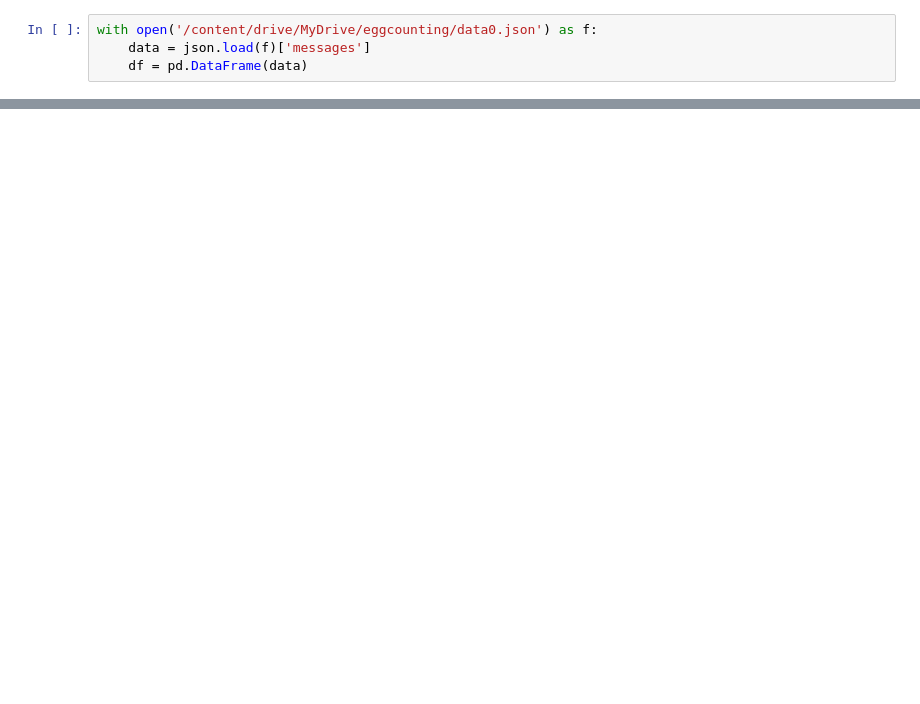
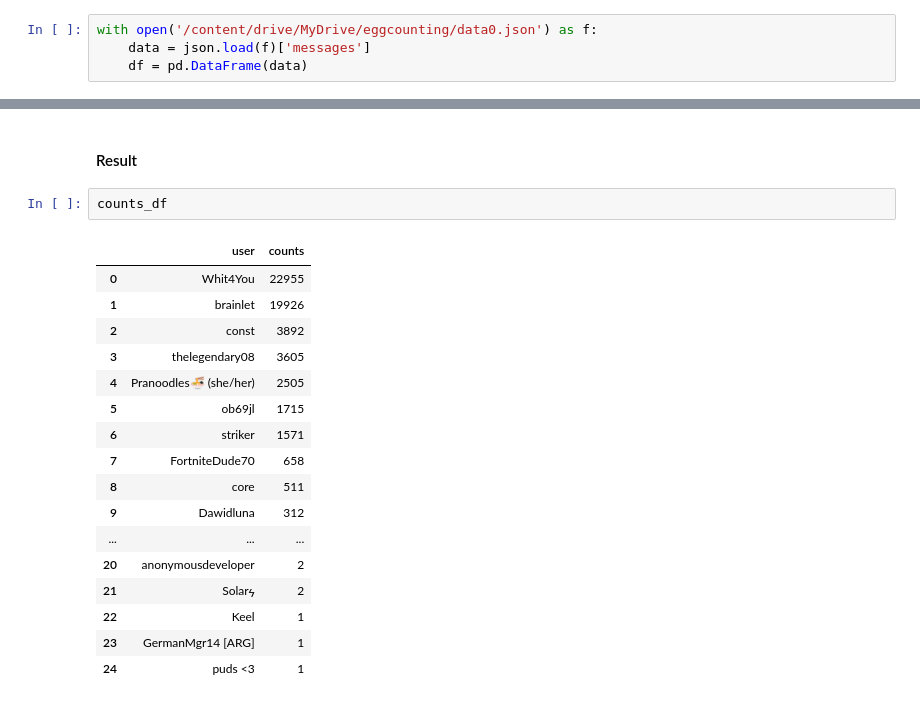
Before and after one commit to IvanLudvig/eggcounting, a Jupyter notebook: eggcounting.ipynb, the cells around one changed output, grey strips where cells are left out. Cells and saved outputs as stored; diff of their text form; blank space fills up the shorter version.

```diff
--- a/eggcounting.ipynb
+++ b/eggcounting.ipynb
@@ -12,0 +45,22 @@ df = df[['id', 'timestamp', 'content', 'author']]
+# %% [markdown]
+#### Result
+# %%
+counts_df
+# %% [output]
+|  | user | counts |
+| 0 | Whit4You | 22955 |
+| 1 | brainlet | 19926 |
+| 2 | const | 3892 |
+| 3 | thelegendary08 | 3605 |
+| 4 | Pranoodles🍜 (she/her) | 2505 |
+| 5 | ob69jl | 1715 |
+| 6 | striker | 1571 |
+| 7 | FortniteDude70 | 658 |
+| 8 | core | 511 |
+| 9 | Dawidluna | 312 |
+| ... | ... | ... |
+| 20 | anonymousdeveloper | 2 |
+| 21 | Solarϟ | 2 |
+| 22 | Keel | 1 |
+| 23 | GermanMgr14 [ARG] | 1 |
+| 24 | puds <3 | 1 |
```
Also changed, not shown: parts of 36 cells of this notebook.
